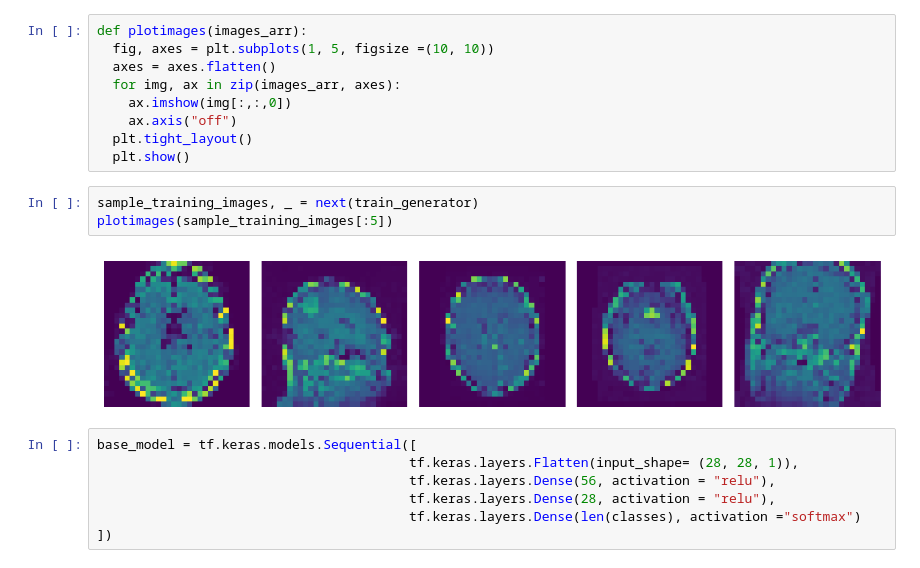
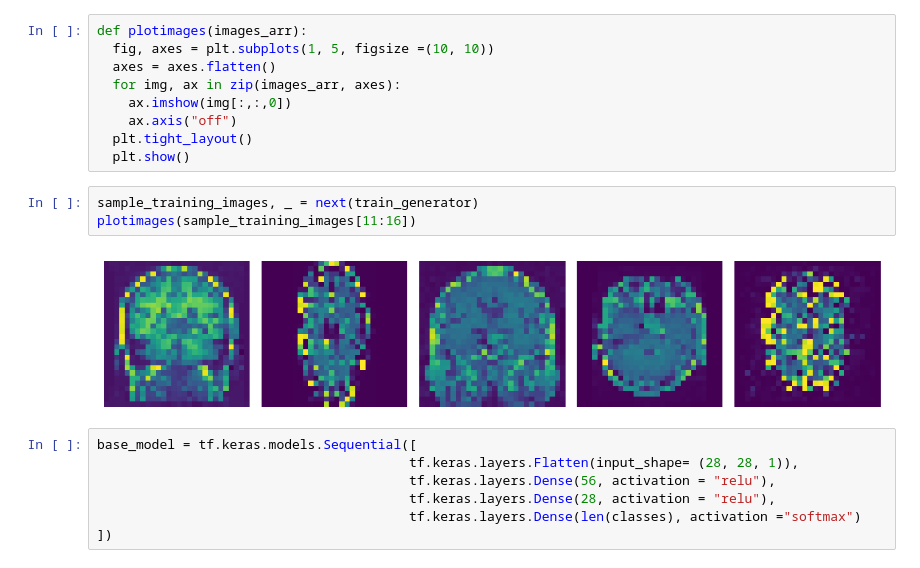
Before and after one commit to LennyRBriones/neural-networks-practices, a Jupyter notebook: brain_project.ipynb, the cells around one changed output. Cells and saved outputs as stored; diff of their text form.

```diff
--- a/brain_project.ipynb
+++ b/brain_project.ipynb
@@ -71,9 +71,9 @@ def plotimages(images_arr):
   plt.show()
 # %%
 sample_training_images, _ = next(train_generator)
-plotimages(sample_training_images[:5])
+plotimages(sample_training_images[11:16])
 # %% [output]
-[figure, old version]
+[figure, new version]
 # %%
 base_model = tf.keras.models.Sequential([
                                         tf.keras.layers.Flatten(input_shape= (28, 28, 1)),
```
Also changed, not shown: parts of 32 cells of this notebook.
